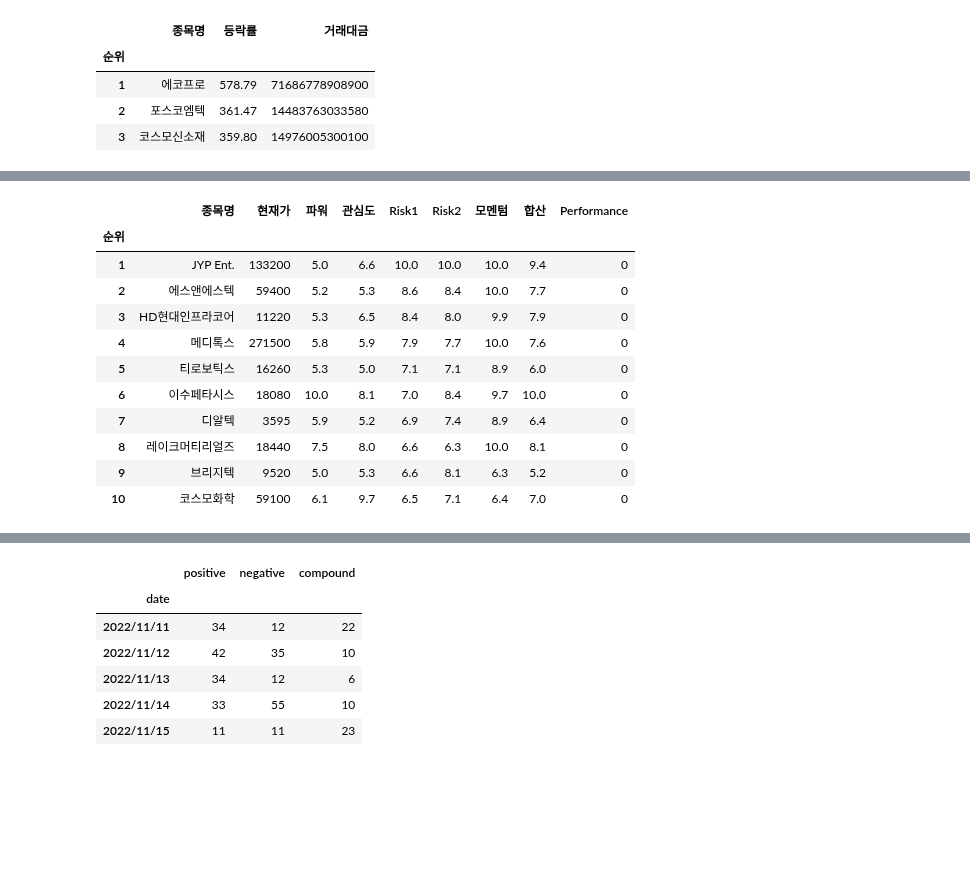
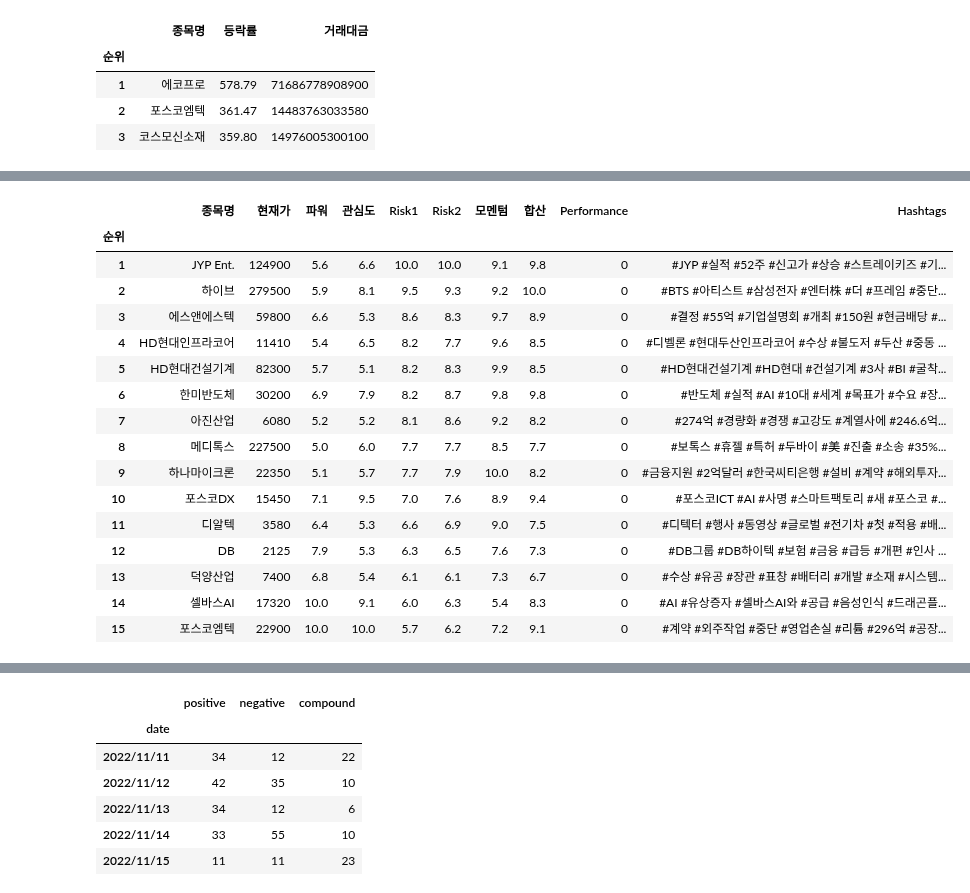
Before and after one commit to yeonghun00/stock-notes, a Jupyter notebook: useful/good_stocks.ipynb, the cells around one changed output, grey strips where cells are left out. Drawn from its saved outputs; the diff is of its cells as text; code cells hidden in the pictures; blank space fills up the shorter version.

```diff
--- a/useful/good_stocks.ipynb
+++ b/useful/good_stocks.ipynb
@@ -136,6 +138,28 @@ class StockList():
             max_drawdown = drawdown
     return max_drawdown
 
+  def get_hashtags(self, code):
+    page = 5
+    li = []
+    for i in range(1, page):
+      url = 'https://finance.naver.com/item/news_news.naver?code=' + code + '&page=' + str(i) + '&sm=title_entity_id.basic&clusterId='
+      result = requests.get(url, headers = {'User-Agent' : 'Mozilla/5.0 (Macintosh; Intel Mac OS X 10_14_6) AppleWebKit/537.36 (KHTML, like Gecko) Chrome/85.0.4183.121 Safari/537.36'})
+      bs_obj = BeautifulSoup(result.content, "html.parser")
+      tds = bs_obj.find_all('td', {'class': 'title'})
+      texts = [td.text.strip() for td in tds]
+      li.extend([sentence.replace('[', ' ').replace(']', ' ').replace('…', ' ').replace('·', ' ').replace('"', ' ').replace('“', ' ').replace(',', ' ').replace('...', ' ').replace("'", ' ').replace('‘', ' ').replace('’', ' ') for sentence in texts])
+
+    words = [word for sentence in li for word in sentence.split()]
+    stop_words = ['%', '에', '전망', '수혜', '추가', '주가', '주식', '특징주', \
+                  '코스닥', '코스피', '시총', '전년비', '1분기', '2분기', '3분기', \
+                  '4분기', '전년比', '↑', '지난해', '영업익', '대비', '증가', '영업이익',\
+                  '규모', '속', '주당', '매출', '/', '소', '전년', '1Q', '2Q', '3Q', \
+                  '4Q', '관련']
+    words = [word for word in words if word not in stop_words]
+    word_frequencies = nltk.FreqDist(words)
+    keywords = word_frequencies.most_common(11)
+    return ' '.join(['#'+x[0] for x in keywords[1:]])
+
   def get_result_df(self):
     for i in self.filtered_df['종목코드']:
       self.price_dic[i] = fdr.DataReader(str(i), self.start, self.today)
@@ -157,6 +181,8 @@ class StockList():
     self.filtered_df['Sortino'] = [self.get_sortino(self.price_dic[x]) for x in self.price_dic]
     self.filtered_df['Position'] = [self.get_position(self.price_dic[x]) for x in self.price_dic]
 
+    self.filtered_df['Hashtags'] = [self.get_hashtags(x) for x in self.price_dic.keys()]
+
     t = self.filtered_df.sort_values('Sharpe', ascending=False)
 
     scaler = MinMaxScaler(feature_range=(5, 10))
@@ -169,7 +195,7 @@ class StockList():
     t['합산'] = t['Position'] + t['Sortino'] + t['Sharpe'] + t['거래대금'] + t['등락률']
     t['합산'] = scaler.fit_transform(t[['합산']]).round(1)
 
-    t = t[['종목명', '종료일 종가', '등락률', '거래대금',	'Sharpe',	'Sortino',	'Position', '합산', 'Performance']].reset_index(drop=True).rename({'종료일 종가':'현재가', '등락률':'파워', '거래대금':'관심도', 'Sharpe':'Risk1', 'Sortino':'Risk2', 'Position':'모멘텀'}, axis=1)
+    t = t[['종목명', '종료일 종가', '등락률', '거래대금',	'Sharpe',	'Sortino',	'Position', '합산', 'Performance', 'Hashtags']].reset_index(drop=True).rename({'종료일 종가':'현재가', '등락률':'파워', '거래대금':'관심도', 'Sharpe':'Risk1', 'Sortino':'Risk2', 'Position':'모멘텀'}, axis=1)
     t.index+=1
     t.index.name='순위'
 
@@ -199,21 +225,26 @@ files.download('king_df.csv')
 # %%
 # Ai
 stocklist = StockList()
-t = stocklist.result_df.head(10)
+t = stocklist.result_df.head(15)
 t
 # %% [output]
-|  | 종목명 | 현재가 | 파워 | 관심도 | Risk1 | Risk2 | 모멘텀 | 합산 | Performance |
-| 순위 |  |  |  |  |  |  |  |  |  |
-| 1 | JYP Ent. | 133200 | 5.0 | 6.6 | 10.0 | 10.0 | 10.0 | 9.4 | 0 |
-| 2 | 에스앤에스텍 | 59400 | 5.2 | 5.3 | 8.6 | 8.4 | 10.0 | 7.7 | 0 |
-| 3 | HD현대인프라코어 | 11220 | 5.3 | 6.5 | 8.4 | 8.0 | 9.9 | 7.9 | 0 |
-| 4 | 메디톡스 | 271500 | 5.8 | 5.9 | 7.9 | 7.7 | 10.0 | 7.6 | 0 |
-| 5 | 티로보틱스 | 16260 | 5.3 | 5.0 | 7.1 | 7.1 | 8.9 | 6.0 | 0 |
-| 6 | 이수페타시스 | 18080 | 10.0 | 8.1 | 7.0 | 8.4 | 9.7 | 10.0 | 0 |
-| 7 | 디알텍 | 3595 | 5.9 | 5.2 | 6.9 | 7.4 | 8.9 | 6.4 | 0 |
-| 8 | 레이크머티리얼즈 | 18440 | 7.5 | 8.0 | 6.6 | 6.3 | 10.0 | 8.1 | 0 |
-| 9 | 브리지텍 | 9520 | 5.0 | 5.3 | 6.6 | 8.1 | 6.3 | 5.2 | 0 |
-| 10 | 코스모화학 | 59100 | 6.1 | 9.7 | 6.5 | 7.1 | 6.4 | 7.0 | 0 |
+|  | 종목명 | 현재가 | 파워 | 관심도 | Risk1 | Risk2 | 모멘텀 | 합산 | Performance | Hashtags |
+| 순위 |  |  |  |  |  |  |  |  |  |  |
+| 1 | JYP Ent. | 124900 | 5.6 | 6.6 | 10.0 | 10.0 | 9.1 | 9.8 | 0 | #JYP #실적 #52주 #신고가 #상승 #스트레이키즈 #기... |
+| 2 | 하이브 | 279500 | 5.9 | 8.1 | 9.5 | 9.3 | 9.2 | 10.0 | 0 | #BTS #아티스트 #삼성전자 #엔터株 #더 #프레임 #중단... |
+| 3 | 에스앤에스텍 | 59800 | 6.6 | 5.3 | 8.6 | 8.3 | 9.7 | 8.9 | 0 | #결정 #55억 #기업설명회 #개최 #150원 #현금배당 #... |
+| 4 | HD현대인프라코어 | 11410 | 5.4 | 6.5 | 8.2 | 7.7 | 9.6 | 8.5 | 0 | #디벨론 #현대두산인프라코어 #수상 #불도저 #두산 #중동 ... |
+| 5 | HD현대건설기계 | 82300 | 5.7 | 5.1 | 8.2 | 8.3 | 9.9 | 8.5 | 0 | #HD현대건설기계 #HD현대 #건설기계 #3사 #BI #굴착... |
+| 6 | 한미반도체 | 30200 | 6.9 | 7.9 | 8.2 | 8.7 | 9.8 | 9.8 | 0 | #반도체 #실적 #AI #10대 #세계 #목표가 #수요 #장... |
+| 7 | 아진산업 | 6080 | 5.2 | 5.2 | 8.1 | 8.6 | 9.2 | 8.2 | 0 | #274억 #경량화 #경쟁 #고강도 #계열사에 #246.6억... |
+| 8 | 메디톡스 | 227500 | 5.0 | 6.0 | 7.7 | 7.7 | 8.5 | 7.7 | 0 | #보톡스 #휴젤 #특허 #두바이 #美 #진출 #소송 #35%... |
+| 9 | 하나마이크론 | 22350 | 5.1 | 5.7 | 7.7 | 7.9 | 10.0 | 8.2 | 0 | #금융지원 #2억달러 #한국씨티은행 #설비 #계약 #해외투자... |
+| 10 | 포스코DX | 15450 | 7.1 | 9.5 | 7.0 | 7.6 | 8.9 | 9.4 | 0 | #포스코ICT #AI #사명 #스마트팩토리 #새 #포스코 #... |
+| 11 | 디알텍 | 3580 | 6.4 | 5.3 | 6.6 | 6.9 | 9.0 | 7.5 | 0 | #디텍터 #행사 #동영상 #글로벌 #전기차 #첫 #적용 #배... |
+| 12 | DB | 2125 | 7.9 | 5.3 | 6.3 | 6.5 | 7.6 | 7.3 | 0 | #DB그룹 #DB하이텍 #보험 #금융 #급등 #개편 #인사 ... |
+| 13 | 덕양산업 | 7400 | 6.8 | 5.4 | 6.1 | 6.1 | 7.3 | 6.7 | 0 | #수상 #유공 #장관 #표창 #배터리 #개발 #소재 #시스템... |
+| 14 | 셀바스AI | 17320 | 10.0 | 9.1 | 6.0 | 6.3 | 5.4 | 8.3 | 0 | #AI #유상증자 #셀바스AI와 #공급 #음성인식 #드래곤플... |
+| 15 | 포스코엠텍 | 22900 | 10.0 | 10.0 | 5.7 | 6.2 | 7.2 | 9.1 | 0 | #계약 #외주작업 #중단 #영업손실 #리튬 #296억 #공장... |
 # %%
 t.to_csv('ai_df.csv', encoding="utf-8-sig")
 files.download('ai_df.csv')
```
Also changed, not shown: parts of 3 cells of this notebook.
